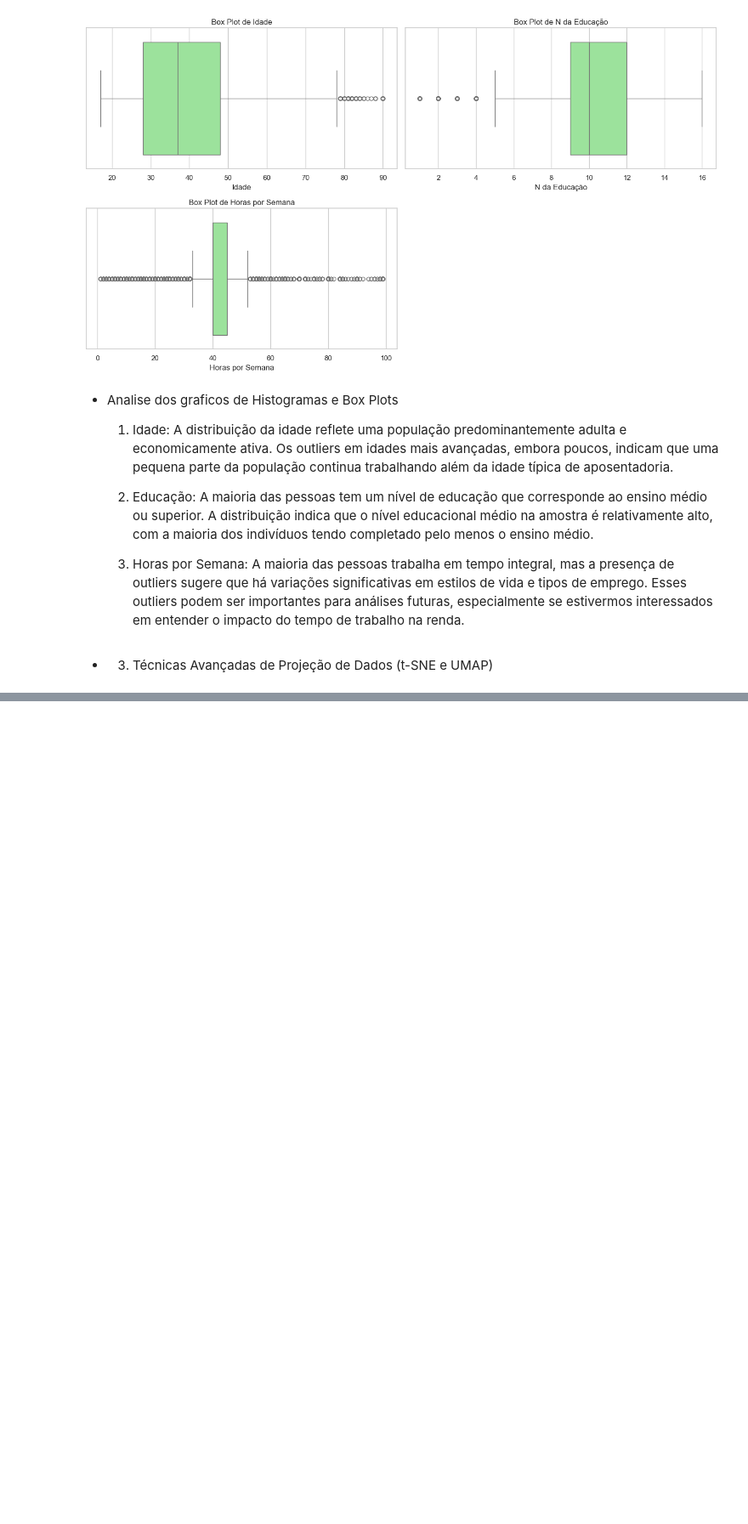
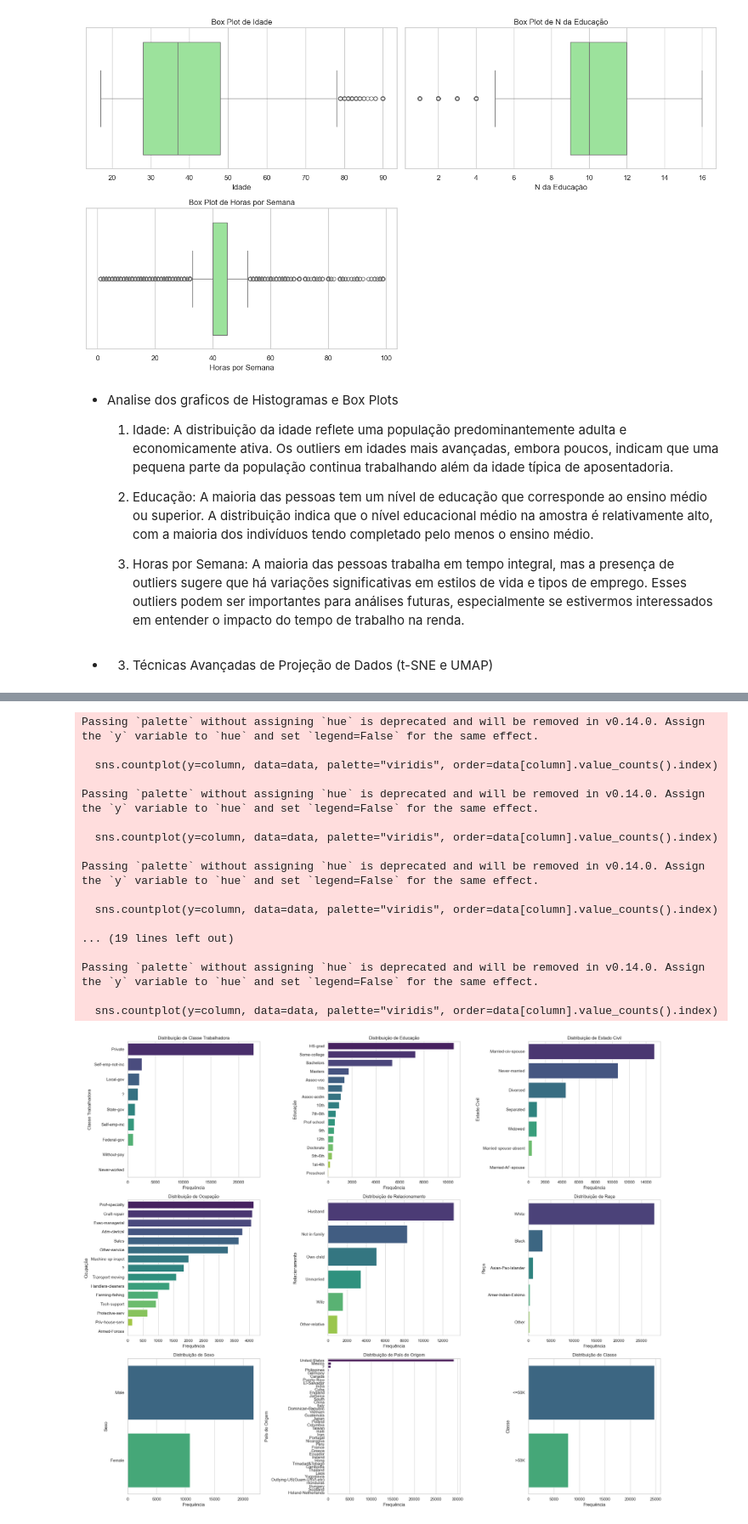
Before and after one commit to lucass235/Analise_dados_pos, a Jupyter notebook: scripts/Analise_exploratoria_dos_dados.ipynb, the cells around one changed output, grey strips where cells are left out. Shown at 85% size. Drawn from its saved outputs; the diff is of its cells as text; code cells hidden in the pictures; blank space fills up the shorter version.

```diff
--- a/scripts/Analise_exploratoria_dos_dados.ipynb
+++ b/scripts/Analise_exploratoria_dos_dados.ipynb
@@ -296,0 +299,36 @@ if show_analytics_TSNE_and_umap:
+# %%
+categorical_columns = ['Classe Trabalhadora', 'Educação', 'Estado Civil', 'Ocupação', 'Relacionamento', 'Raça', 'Sexo', 'País de Origem', 'Classe']
+
+# Configurações gerais para os gráficos
+sns.set(style="whitegrid")
+plt.figure(figsize=(22, 18))
+
+# Criando gráficos de barras para as variáveis categóricas
+for i, column in enumerate(categorical_columns, 1):
+    plt.subplot(3, 3, i)
+    sns.countplot(y=column, data=data, palette="viridis", order=data[column].value_counts().index)
+    plt.title(f'Distribuição de {column}')
+    plt.xlabel('Frequência')
+    plt.ylabel(column)
+
+plt.tight_layout()
+plt.show()
+# %% [output]
+Passing `palette` without assigning `hue` is deprecated and will be removed in v0.14.0. Assign the `y` variable to `hue` and set `legend=False` for the same effect.
+
+  sns.countplot(y=column, data=data, palette="viridis", order=data[column].value_counts().index)
+
+Passing `palette` without assigning `hue` is deprecated and will be removed in v0.14.0. Assign the `y` variable to `hue` and set `legend=False` for the same effect.
+
+  sns.countplot(y=column, data=data, palette="viridis", order=data[column].value_counts().index)
+
+Passing `palette` without assigning `hue` is deprecated and will be removed in v0.14.0. Assign the `y` variable to `hue` and set `legend=False` for the same effect.
+
+  sns.countplot(y=column, data=data, palette="viridis", order=data[column].value_counts().index)
+
+... (19 lines left out)
+
+Passing `palette` without assigning `hue` is deprecated and will be removed in v0.14.0. Assign the `y` variable to `hue` and set `legend=False` for the same effect.
+
+  sns.countplot(y=column, data=data, palette="viridis", order=data[column].value_counts().index)
+[figure, added]
```
Also changed, not shown: parts of 14 cells of this notebook.
